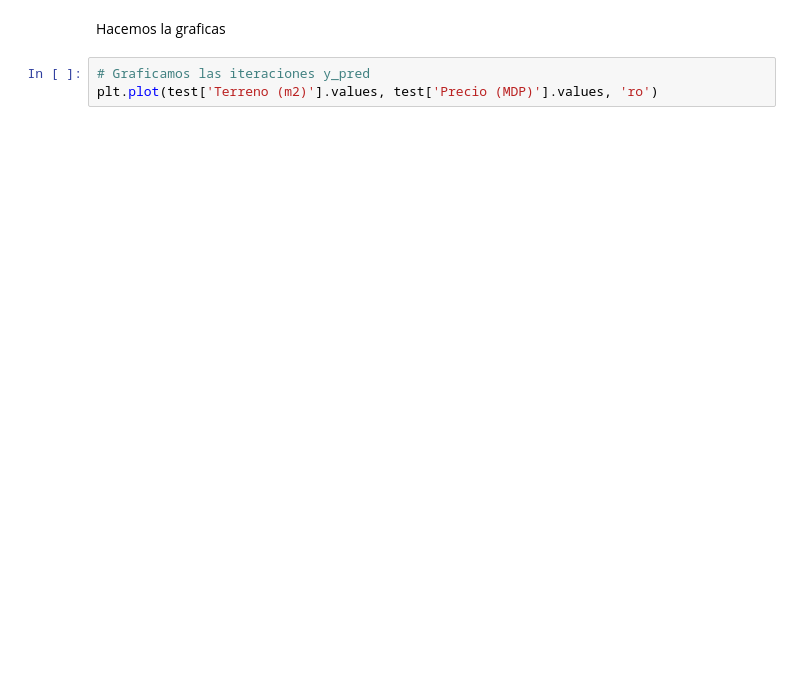
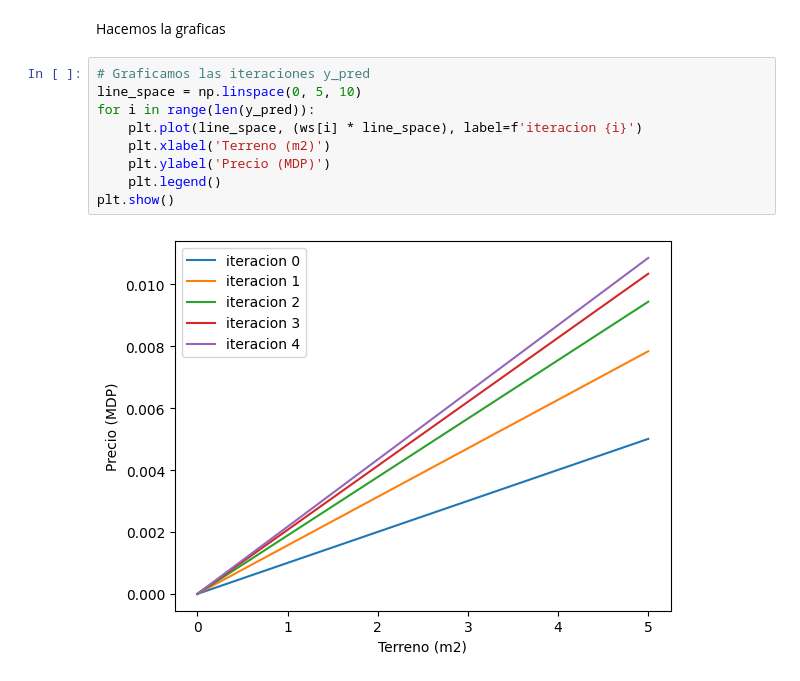
Before and after one commit to Jafet5757/AprendizajeMaquina, a Jupyter notebook: BGD/BGD_mono.ipynb, the cells around one changed output. Saved outputs shown, nothing was run; the diff lists cells and outputs as text; blank space fills up the shorter version.

```diff
--- a/BGD/BGD_mono.ipynb
+++ b/BGD/BGD_mono.ipynb
@@ -79,5 +88,13 @@ iteracion 4 error: 528670872.5135183
 # %% [markdown]
 Hacemos la graficas
-# %%
-# Graficamos las iteraciones y_pred
-plt.plot(test['Terreno (m2)'].values, test['Precio (MDP)'].values, 'ro')
+# %%
+# Graficamos las iteraciones y_pred
+line_space = np.linspace(0, 5, 10)
+for i in range(len(y_pred)):
+    plt.plot(line_space, (ws[i] * line_space), label=f'iteracion {i}')
+    plt.xlabel('Terreno (m2)')
+    plt.ylabel('Precio (MDP)')
+    plt.legend()
+plt.show()
+# %% [output]
+[figure, added]
```
Also changed, not shown: parts of 3 cells of this notebook, 2 other files.
